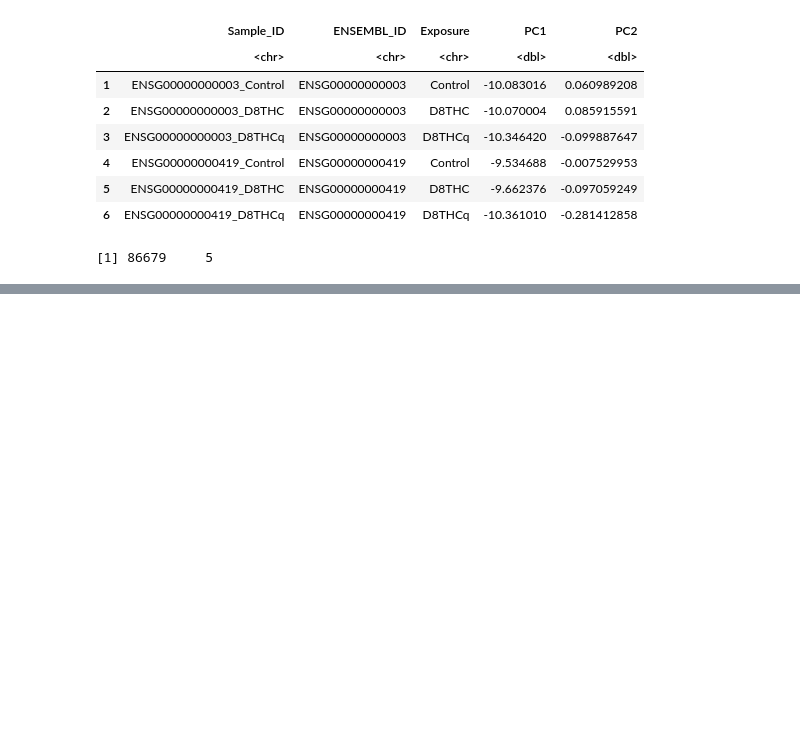
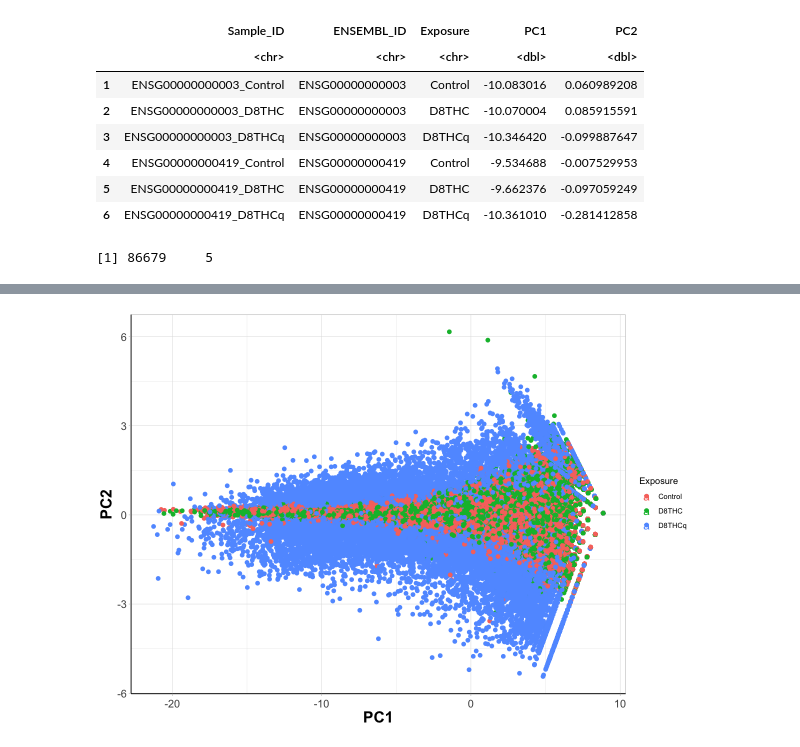
Before and after one commit to UNC-CEMALB/P1016.-THC-RNASeq-Adducts, a Jupyter notebook: 2. Cluster Analysis/Cluster Analysis.ipynb, the cells around one changed output, grey strips where cells are left out. Saved outputs shown, nothing was run; the diff lists cells and outputs as text; code cells hidden in the pictures; blank space fills up the shorter version.

```diff
--- a/2. Cluster Analysis/Cluster Analysis.ipynb
+++ b/2. Cluster Analysis/Cluster Analysis.ipynb
@@ -161,7 +159,7 @@ FigureX = ggplot(data = full_gene_df,
         axis.line = element_line(colour="black"), #making x and y axes black
         axis.text = element_text(size = 13), #changing size of x axis labels
         axis.title = element_text(face = "bold", size = rel(1.7)), #changes axis titles
-        legend.position = 'none',
+        #legend.position = 'none',
         strip.text.x = element_text(size = 18, face = "bold"), #changes size of facet x axis
         strip.text.y = element_text(size = 18, face = "bold")) #+ #changes size of facet y axis
   #labs(x = 'Dimension 1 (76.5%)', y = 'Dimension 2 (9.9%)') #+ #changing axis labels
@@ -172,3 +170,4 @@ FigureX = ggplot(data = full_gene_df,
   #                             '#0000c1','#7f52ff', # cardboard flaming
   #                            "#005200", "#3aa22b")) # cardboard smoldering
 FigureX
+# %% [output]
@@ -174,0 +176 @@ FigureX
+[figure, added]
```
Also changed, not shown: parts of 3 cells of this notebook.
